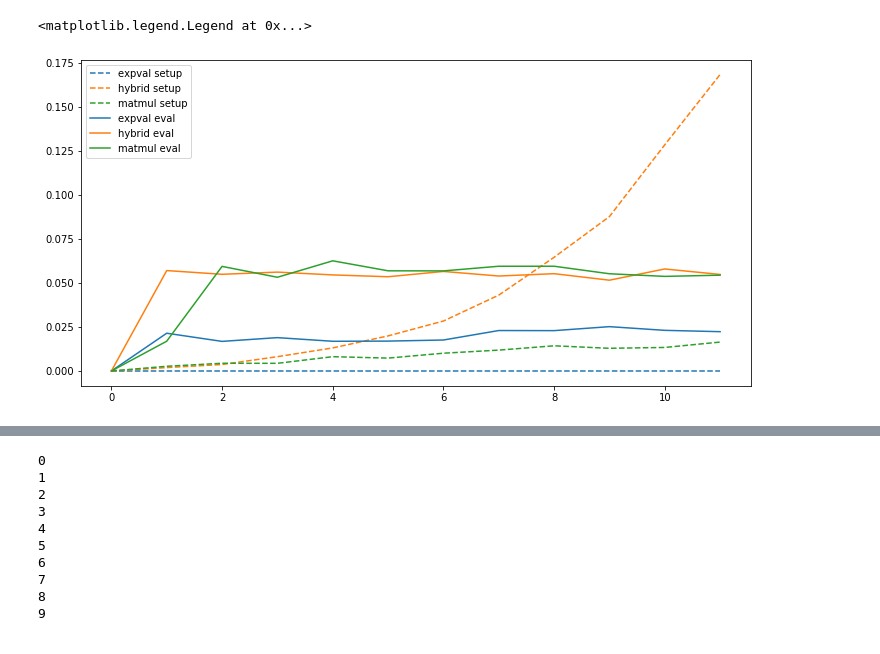
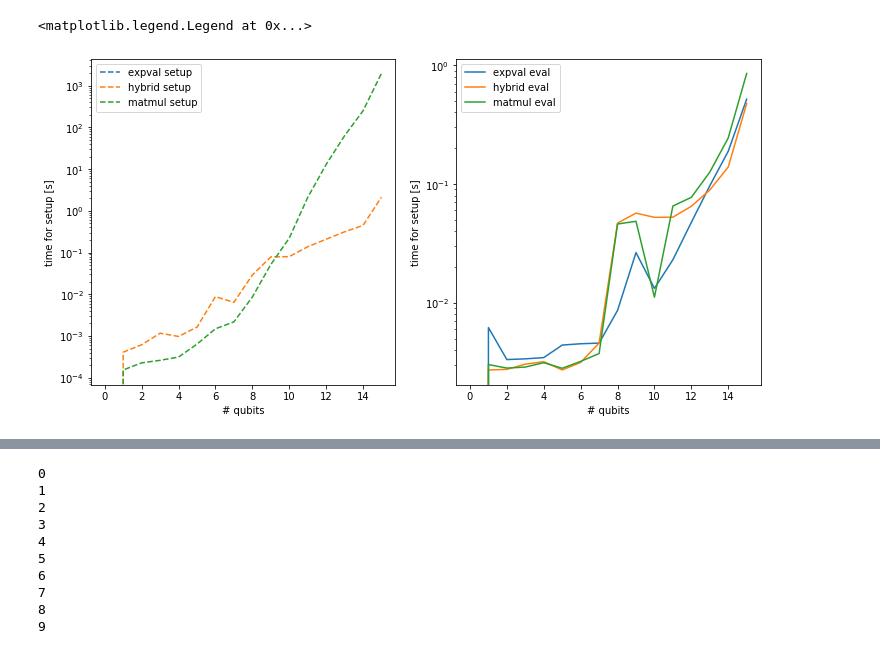
Before and after one commit to entropicalabs/entropica_qaoa, a Jupyter notebook: TestExpectationValScaling.ipynb, the cells around one changed output, grey strips where cells are left out. Drawn from its saved outputs; the diff is of its cells as text; code cells hidden in the pictures.

```diff
--- a/TestExpectationValScaling.ipynb
+++ b/TestExpectationValScaling.ipynb
@@ -95,0 +68,18 @@ import matplotlib.pyplot as plt
+# %%
+max_qubits = 16
+
+exp_val_nqubits = np.zeros((max_qubits, 2))
+matmul_nqubits = np.zeros((max_qubits, 2))
+hybrid_nqubits = np.zeros((max_qubits, 2))
+
+for nqubits in range(1, max_qubits):
+    print("nqubits= ", nqubits)
+    qubits = range(nqubits)
+    ham = random_hamiltonian(qubits)
+    n_terms = len(ham)
+    print("nterms=",n_terms)
+    prog = make_prog(qubits)
+
+    exp_val_nqubits[nqubits] = exp_val_times(prog, ham, qubits)
+    matmul_nqubits[nqubits] = matmul_times(prog, ham, qubits)
+    hybrid_nqubits[nqubits] = hybrid_times(prog, ham, qubits)
@@ -96,12 +104,20 @@ import matplotlib.pyplot as plt
 # %%
-plt.figure(figsize=(12,6))
-plt.plot(exp_val_res[:,0], label="expval setup", linestyle="--", color="C0")
-plt.plot(hybrid_res[:,0], label="hybrid setup", linestyle="--", color="C1")
-plt.plot(matmul_res[:,0], label="matmul setup", linestyle="--", color="C2")
-plt.plot(exp_val_res[:,1], label="expval eval", color="C0")
-plt.plot(hybrid_res[:,1], label="hybrid eval", color="C1")
-plt.plot(matmul_res[:,1], label="matmul eval", color="C2")
-plt.legend()
+fig, ax = plt.subplots(1,2, figsize=(12,6))
+ax[0].plot(exp_val_nqubits[:,0], label="expval setup", linestyle="--", color="C0")
+ax[0].plot(hybrid_nqubits[:,0], label="hybrid setup", linestyle="--", color="C1")
+ax[0].plot(matmul_nqubits[:,0], label="matmul setup", linestyle="--", color="C2")
+ax[0].set_xlabel("# qubits")
+ax[0].set_ylabel("time for setup [s]")
+ax[0].set_yscale("log")
+ax[0].legend()
+
+ax[1].plot(exp_val_nqubits[:,1], label="expval eval", color="C0")
+ax[1].plot(hybrid_nqubits[:,1], label="hybrid eval", color="C1")
+ax[1].plot(matmul_nqubits[:,1], label="matmul eval", color="C2")
+ax[1].set_xlabel("# qubits")
+ax[1].set_ylabel("time for setup [s]")
+ax[1].set_yscale("log")
+ax[1].legend()
 # %% [output]
 <matplotlib.legend.Legend at 0x...>
-[figure, old version]
+[figure, new version]
```
Also changed, not shown: parts of 6 cells of this notebook.
